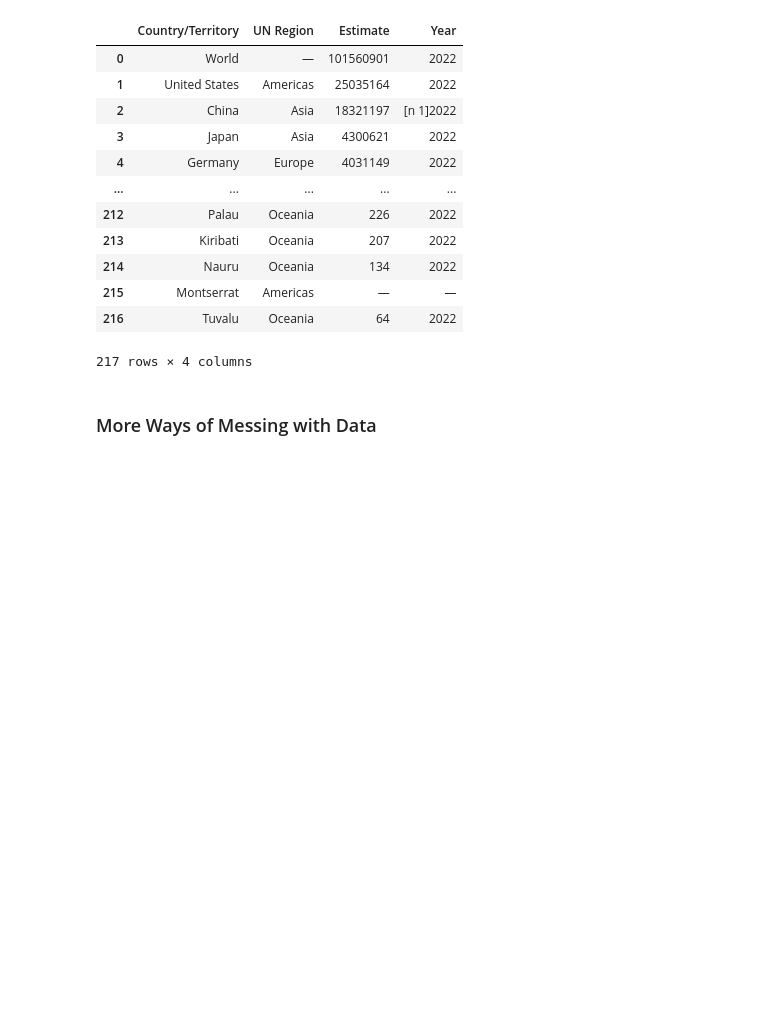
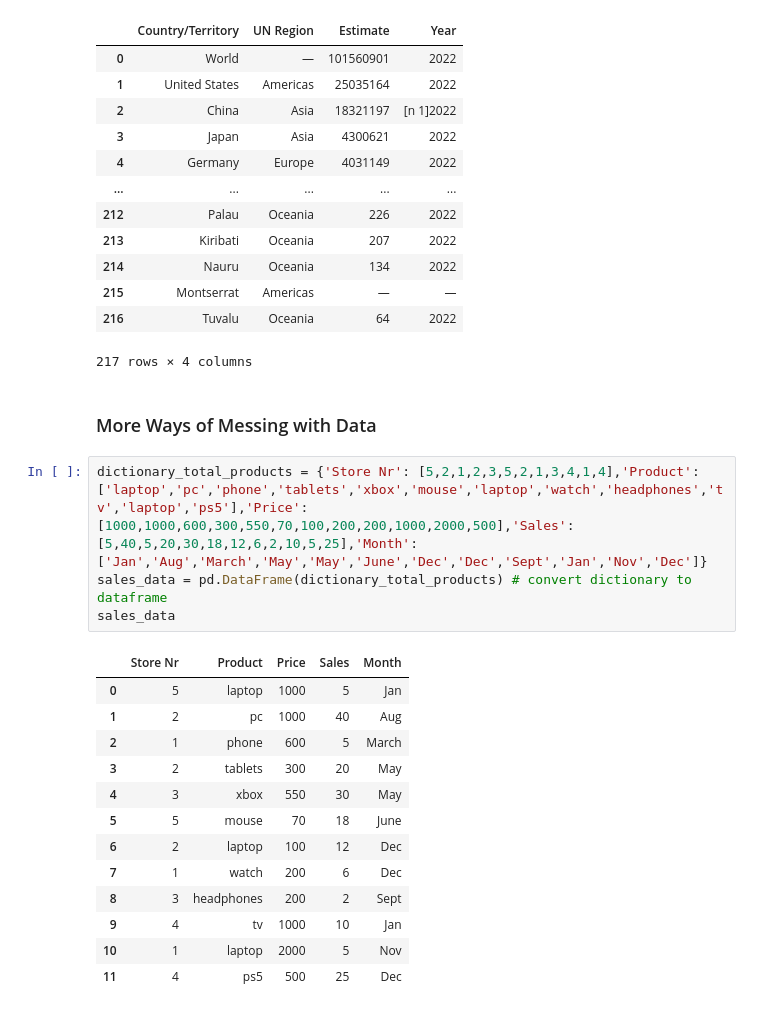
Before and after one commit to Bobylly/Data-Wrangling, a Jupyter notebook: data_wrangling_with_python.ipynb, the cells around one changed output. Saved outputs shown, nothing was run; the diff lists cells and outputs as text; blank space fills up the shorter version.

```diff
--- a/data_wrangling_with_python.ipynb
+++ b/data_wrangling_with_python.ipynb
@@ -627,3 +627,21 @@ countries_by_gdp
 217 rows × 4 columns
 # %% [markdown]
 ### More Ways of Messing with Data
+# %%
+dictionary_total_products = {'Store Nr': [5,2,1,2,3,5,2,1,3,4,1,4],'Product':['laptop','pc','phone','tablets','xbox','mouse','laptop','watch','headphones','tv','laptop','ps5'],'Price':[1000,1000,600,300,550,70,100,200,200,1000,2000,500],'Sales':[5,40,5,20,30,18,12,6,2,10,5,25],'Month':['Jan','Aug','March','May','May','June','Dec','Dec','Sept','Jan','Nov','Dec']}
+sales_data = pd.DataFrame(dictionary_total_products) # convert dictionary to dataframe
+sales_data
+# %% [output]
+|  | Store Nr | Product | Price | Sales | Month |
+| 0 | 5 | laptop | 1000 | 5 | Jan |
+| 1 | 2 | pc | 1000 | 40 | Aug |
+| 2 | 1 | phone | 600 | 5 | March |
+| 3 | 2 | tablets | 300 | 20 | May |
+| 4 | 3 | xbox | 550 | 30 | May |
+| 5 | 5 | mouse | 70 | 18 | June |
+| 6 | 2 | laptop | 100 | 12 | Dec |
+| 7 | 1 | watch | 200 | 6 | Dec |
+| 8 | 3 | headphones | 200 | 2 | Sept |
+| 9 | 4 | tv | 1000 | 10 | Jan |
+| 10 | 1 | laptop | 2000 | 5 | Nov |
+| 11 | 4 | ps5 | 500 | 25 | Dec |
```
Also changed, not shown: parts of 24 cells of this notebook.
